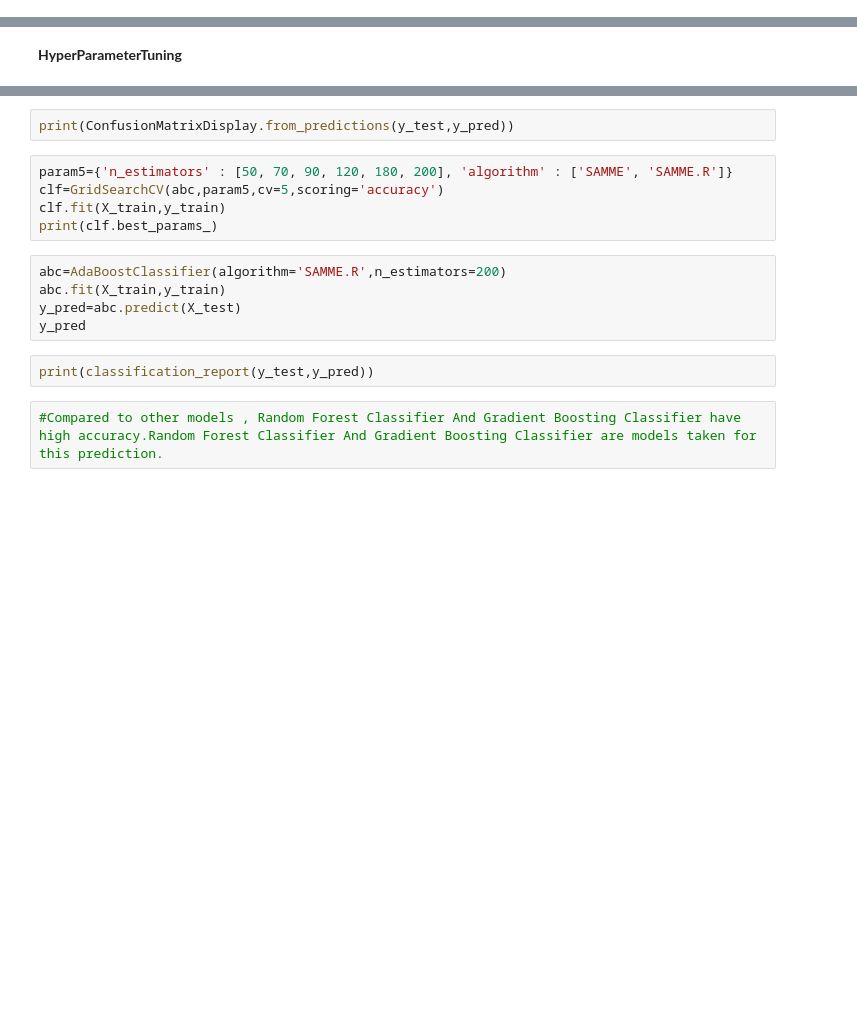
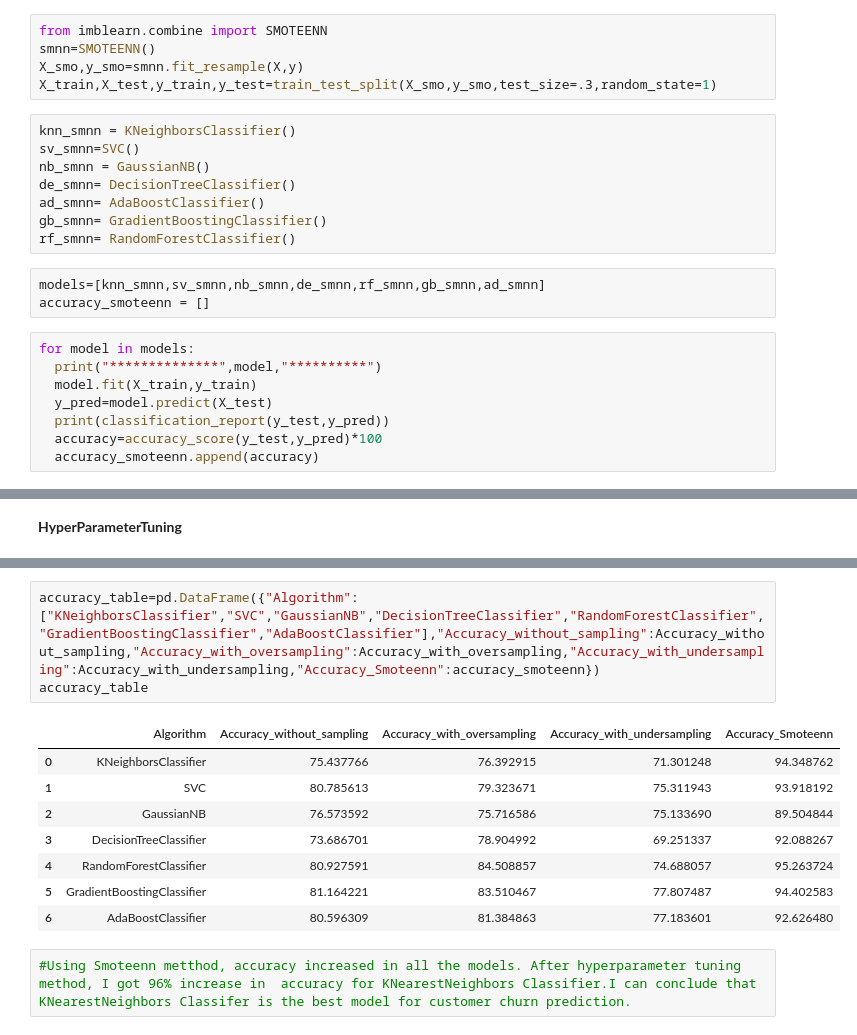
Before and after one commit to Shilpagpsc/PCA_Iris, a Jupyter notebook: Project1.ipynb, the cells around one changed output, grey strips where cells are left out. Drawn from its saved outputs; the diff is of its cells as text; blank space fills up the shorter version.

```diff
--- a/Project1.ipynb
+++ b/Project1.ipynb
@@ -546,0 +692,24 @@ weighted avg       0.82      0.81      0.81      3105
+# %%
+from imblearn.combine import SMOTEENN
+smnn=SMOTEENN()
+X_smo,y_smo=smnn.fit_resample(X,y)
+X_train,X_test,y_train,y_test=train_test_split(X_smo,y_smo,test_size=.3,random_state=1)
+# %%
+knn_smnn = KNeighborsClassifier()
+sv_smnn=SVC()
+nb_smnn = GaussianNB()
+de_smnn= DecisionTreeClassifier()
+ad_smnn= AdaBoostClassifier()
+gb_smnn= GradientBoostingClassifier()
+rf_smnn= RandomForestClassifier()
+# %%
+models=[knn_smnn,sv_smnn,nb_smnn,de_smnn,rf_smnn,gb_smnn,ad_smnn]
+accuracy_smoteenn = []
+# %%
+for model in models:
+  print("**************",model,"**********")
+  model.fit(X_train,y_train)
+  y_pred=model.predict(X_test)
+  print(classification_report(y_test,y_pred))
+  accuracy=accuracy_score(y_test,y_pred)*100
+  accuracy_smoteenn.append(accuracy)
@@ -674,16 +912,14 @@ print(classification_report(y_test,y_pred))
-# %%
-print(ConfusionMatrixDisplay.from_predictions(y_test,y_pred))
-# %%
-param5={'n_estimators' : [50, 70, 90, 120, 180, 200], 'algorithm' : ['SAMME', 'SAMME.R']}
-clf=GridSearchCV(abc,param5,cv=5,scoring='accuracy')
-clf.fit(X_train,y_train)
-print(clf.best_params_)
-# %%
-abc=AdaBoostClassifier(algorithm='SAMME.R',n_estimators=200)
-abc.fit(X_train,y_train)
-y_pred=abc.predict(X_test)
-y_pred
-# %%
-print(classification_report(y_test,y_pred))
-# %%
-#Compared to other models , Random Forest Classifier And Gradient Boosting Classifier have high accuracy.Random Forest Classifier And Gradient Boosting Classifier are models taken for this prediction.
+# %%
+accuracy_table=pd.DataFrame({"Algorithm":["KNeighborsClassifier","SVC","GaussianNB","DecisionTreeClassifier","RandomForestClassifier","GradientBoostingClassifier","AdaBoostClassifier"],"Accuracy_without_sampling":Accuracy_without_sampling,"Accuracy_with_oversampling":Accuracy_with_oversampling,"Accuracy_with_undersampling":Accuracy_with_undersampling,"Accuracy_Smoteenn":accuracy_smoteenn})
+accuracy_table
+# %% [output]
+|  | Algorithm | Accuracy_without_sampling | Accuracy_with_oversampling | Accuracy_with_undersampling | Accuracy_Smoteenn |
+| 0 | KNeighborsClassifier | 75.437766 | 76.392915 | 71.301248 | 94.348762 |
+| 1 | SVC | 80.785613 | 79.323671 | 75.311943 | 93.918192 |
+| 2 | GaussianNB | 76.573592 | 75.716586 | 75.133690 | 89.504844 |
+| 3 | DecisionTreeClassifier | 73.686701 | 78.904992 | 69.251337 | 92.088267 |
+| 4 | RandomForestClassifier | 80.927591 | 84.508857 | 74.688057 | 95.263724 |
+| 5 | GradientBoostingClassifier | 81.164221 | 83.510467 | 77.807487 | 94.402583 |
+| 6 | AdaBoostClassifier | 80.596309 | 81.384863 | 77.183601 | 92.626480 |
+# %%
+#Using Smoteenn metthod, accuracy increased in all the models. After hyperparameter tuning method, I got 96% increase in  accuracy for KNearestNeighbors Classifier.I can conclude that KNearestNeighbors Classifer is the best model for customer churn prediction.
```
Also changed, not shown: parts of 50 cells of this notebook.
